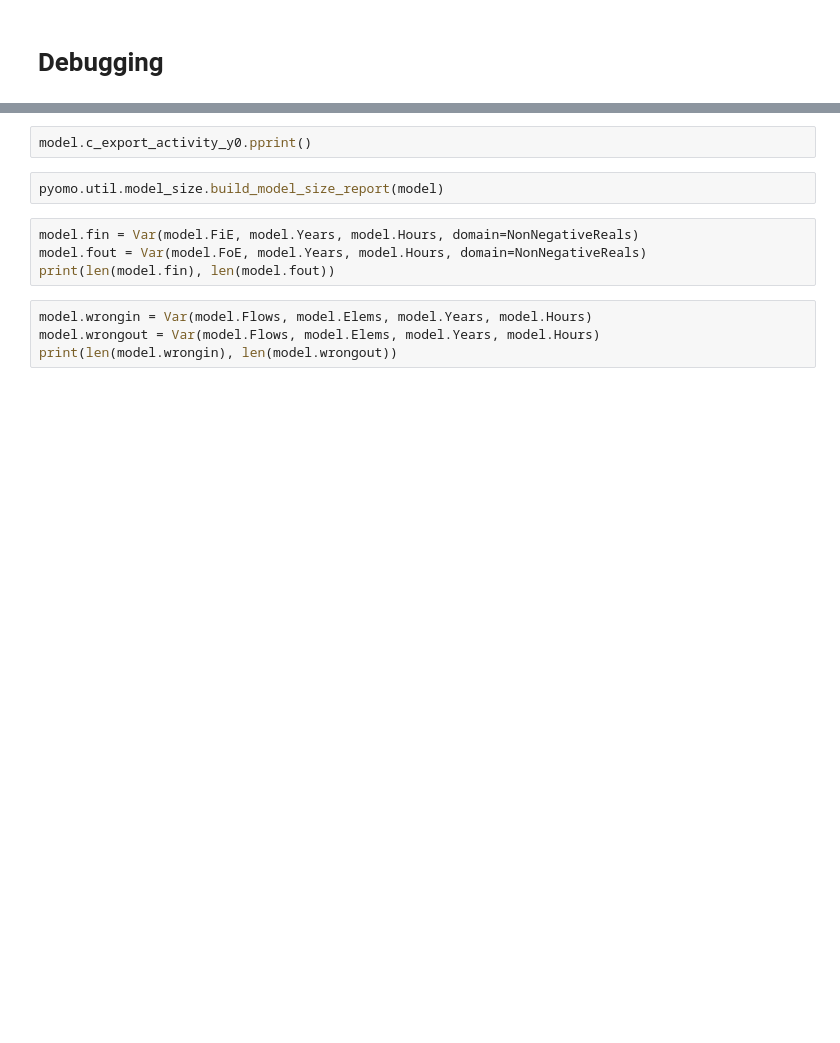
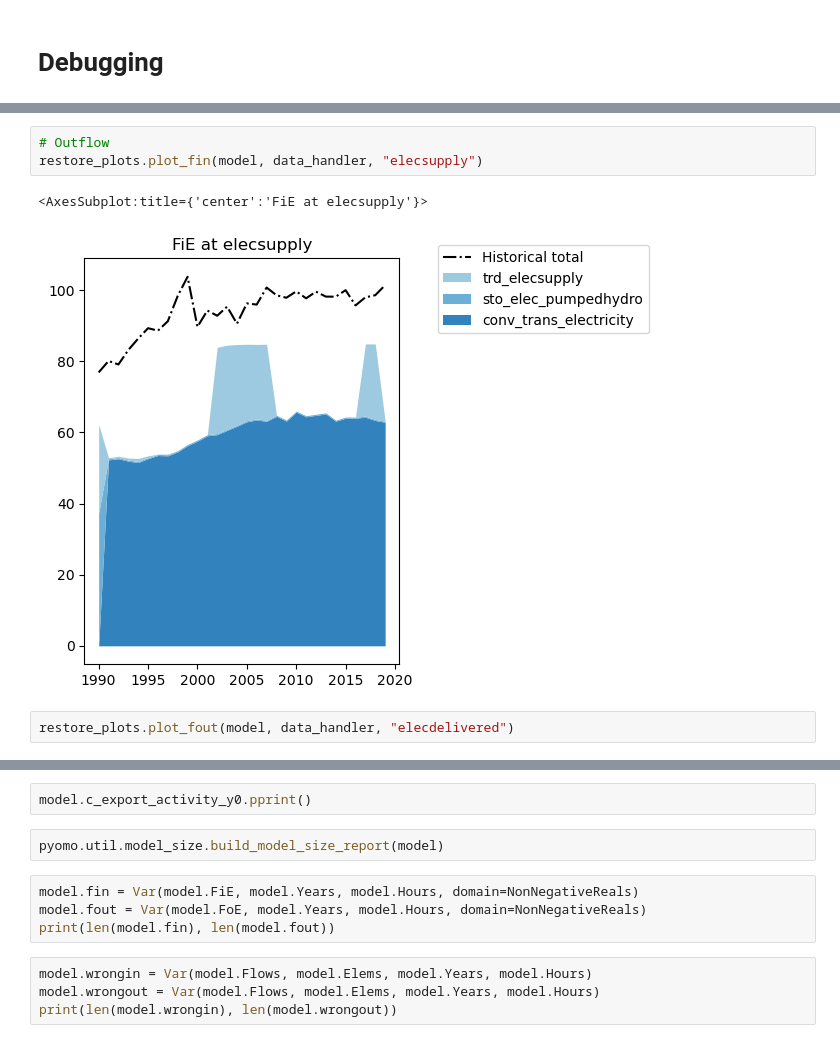
Before and after one commit to irm-codebase/RESTORE, a Jupyter notebook: restore_v1.ipynb, the cells around one changed output, grey strips where cells are left out. Drawn from its saved outputs; the diff is of its cells as text; blank space fills up the shorter version.

```diff
--- a/restore_v1.ipynb
+++ b/restore_v1.ipynb
@@ -709,0 +679,8 @@ ctot : Size=390, Index=ctot_index
+# %%
+# Outflow
+restore_plots.plot_fin(model, data_handler, "elecsupply")
+# %% [output]
+<AxesSubplot:title={'center':'FiE at elecsupply'}>
+[figure, added]
+# %%
+restore_plots.plot_fout(model, data_handler, "elecdelivered")
```
Also changed, not shown: parts of 27 cells of this notebook, 3 other files.
